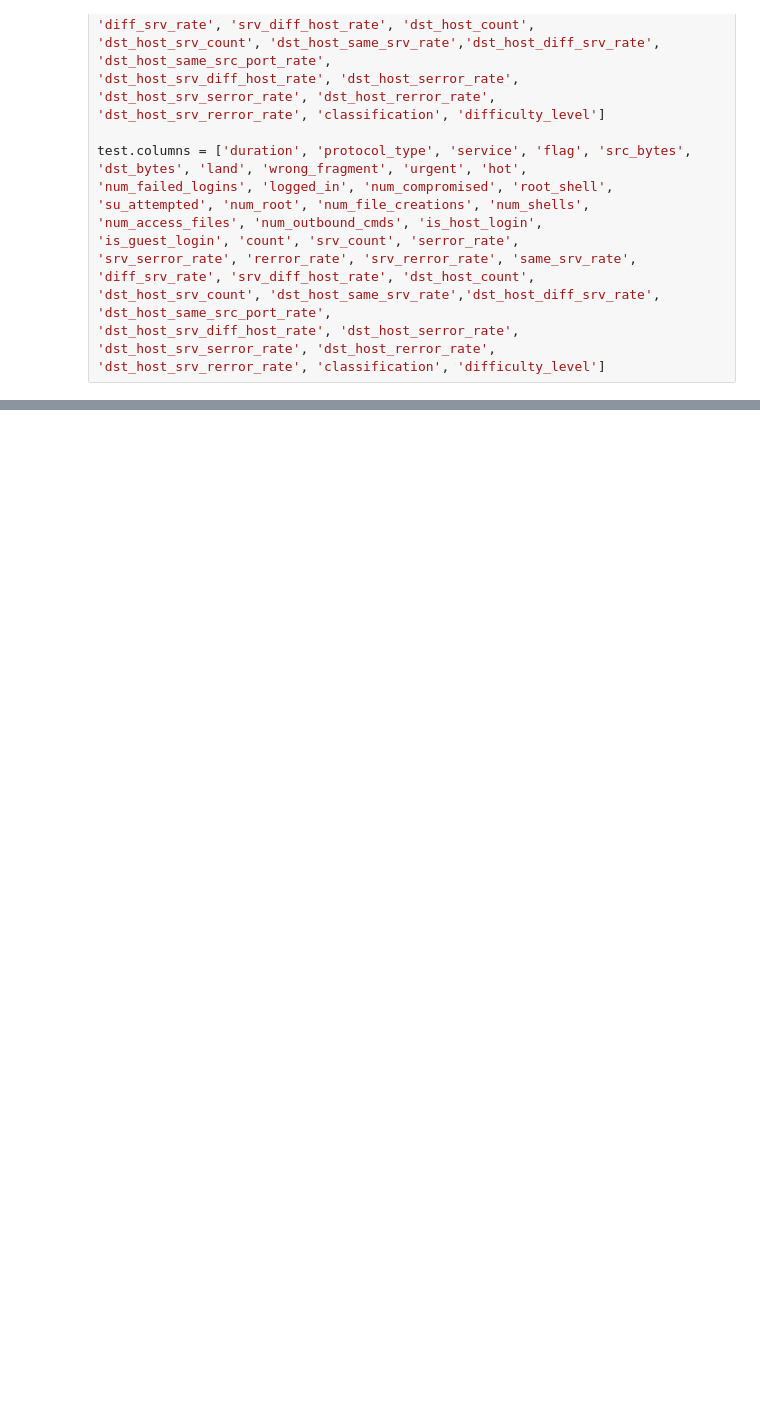
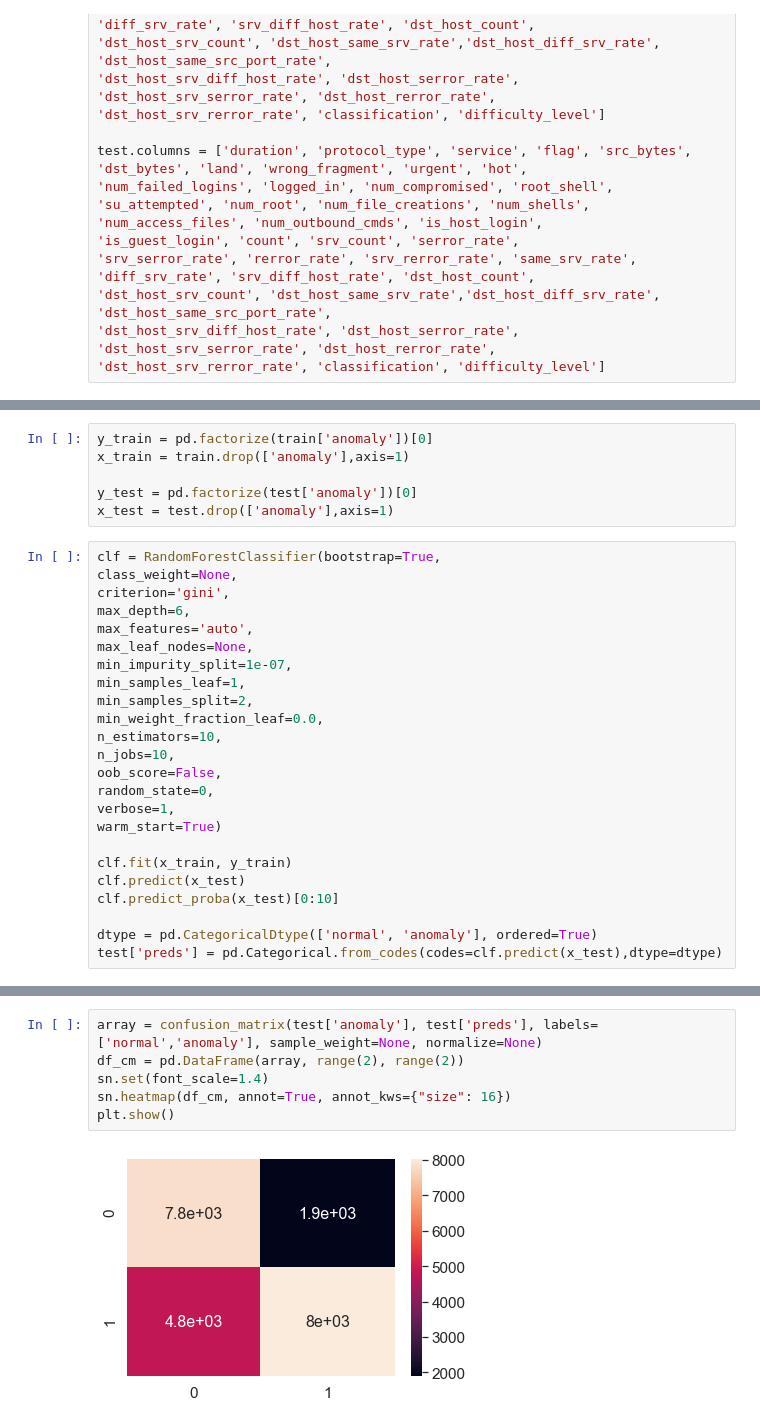
Before and after one commit to jeason15/ERAU-REU-2020, a Jupyter notebook: cyber-data.ipynb, the cells around one changed output, grey strips where cells are left out. Cells and saved outputs as stored; diff of their text form; blank space fills up the shorter version.

```diff
--- a/cyber-data.ipynb
+++ b/cyber-data.ipynb
@@ -113,0 +56,30 @@ test >>= mutate(anamoly = case_when([test.classification == 'normal','normal'],
+# %%
+y_train = pd.factorize(train['anomaly'])[0]
+x_train = train.drop(['anomaly'],axis=1)
+
+y_test = pd.factorize(test['anomaly'])[0]
+x_test = test.drop(['anomaly'],axis=1)
+# %%
+clf = RandomForestClassifier(bootstrap=True,
+class_weight=None,
+criterion='gini',
+max_depth=6,
+max_features='auto',
+max_leaf_nodes=None,
+min_impurity_split=1e-07,
+min_samples_leaf=1,
+min_samples_split=2,
+min_weight_fraction_leaf=0.0,
+n_estimators=10,
+n_jobs=10,
+oob_score=False,
+random_state=0,
+verbose=1,
+warm_start=True)
+
+clf.fit(x_train, y_train)
+clf.predict(x_test)
+clf.predict_proba(x_test)[0:10]
+
+dtype = pd.CategoricalDtype(['normal', 'anomaly'], ordered=True)
+test['preds'] = pd.Categorical.from_codes(codes=clf.predict(x_test),dtype=dtype)
@@ -113,0 +99,8 @@ test >>= mutate(anamoly = case_when([test.classification == 'normal','normal'],
+# %%
+array = confusion_matrix(test['anomaly'], test['preds'], labels=['normal','anomaly'], sample_weight=None, normalize=None)
+df_cm = pd.DataFrame(array, range(2), range(2))
+sn.set(font_scale=1.4)
+sn.heatmap(df_cm, annot=True, annot_kws={"size": 16})
+plt.show()
+# %% [output]
+[figure, added]
```
Also changed, not shown: parts of 8 cells of this notebook, 2 other files.
